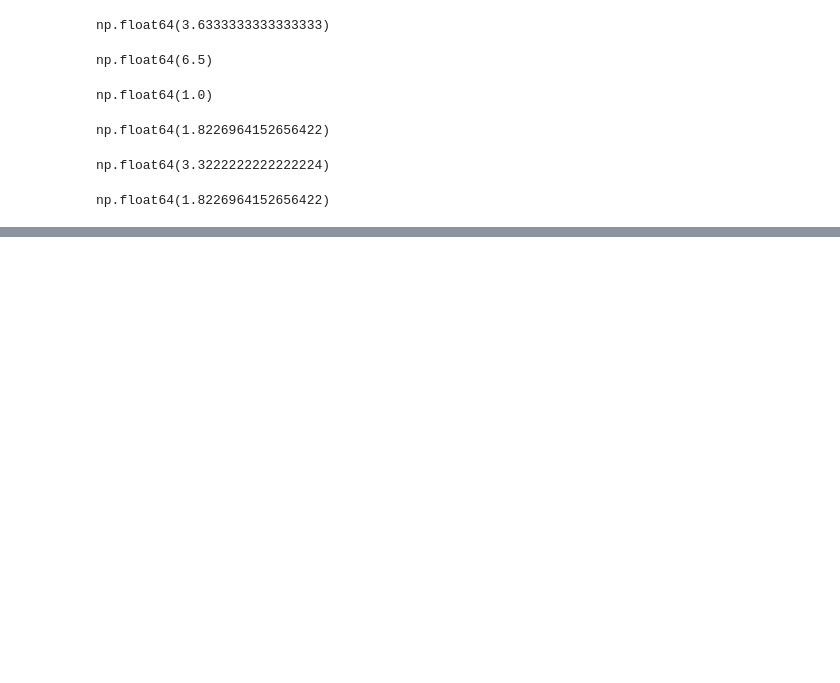
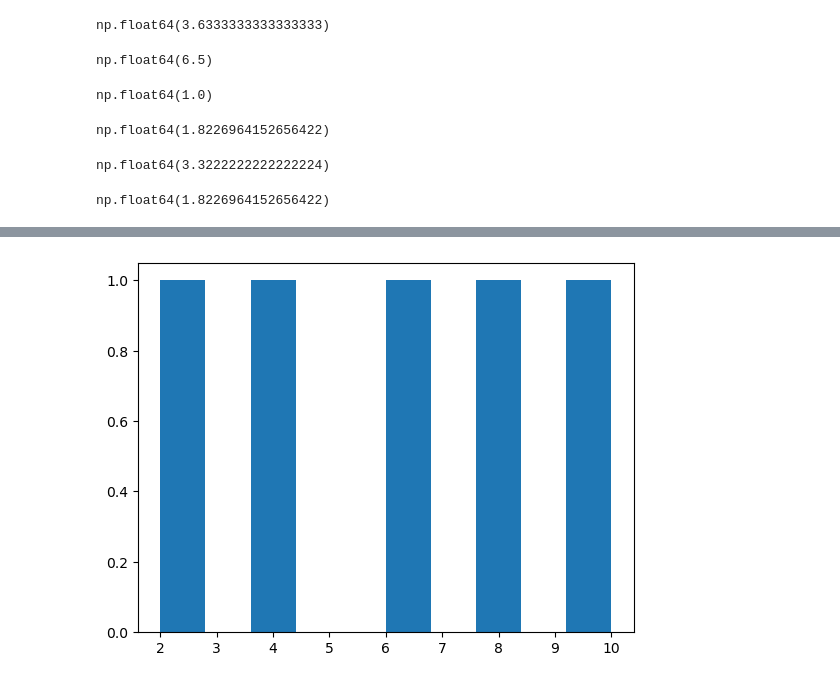
Before and after one commit to junaidknows/ml-study-projects, a Jupyter notebook: introduction-to-numpy.ipynb, the cells around one changed output, grey strips where cells are left out. Drawn from its saved outputs; the diff is of its cells as text; code cells hidden in the pictures; blank space fills up the shorter version.

```diff
--- a/introduction-to-numpy.ipynb
+++ b/introduction-to-numpy.ipynb
@@ -518,0 +547,5 @@ np.float64(1.8226964152656422)
+# %%
+plt.hist(low_var_array)
+plt.show()
+# %% [output]
+[figure, added]
```
Also changed, not shown: parts of 8 cells of this notebook.
